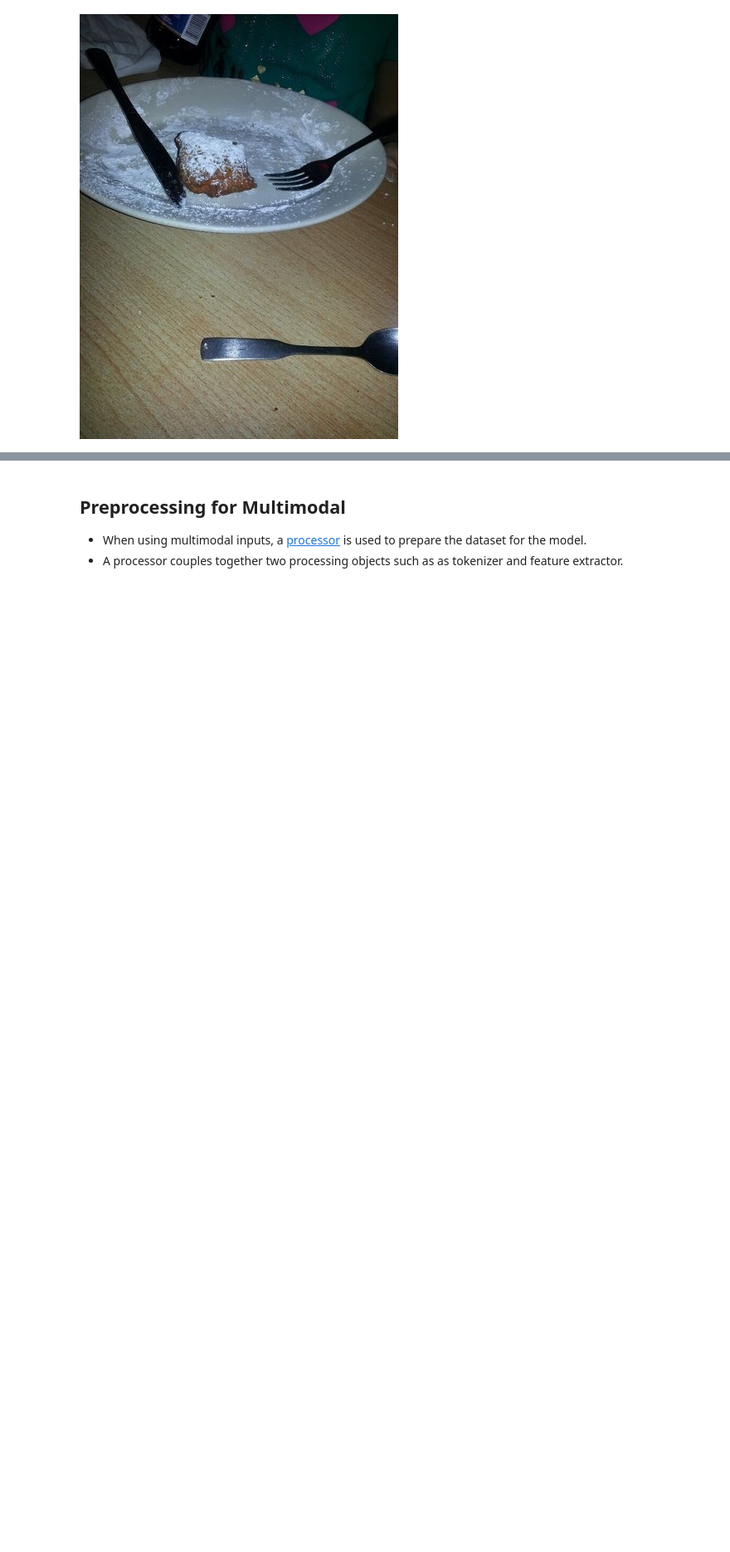
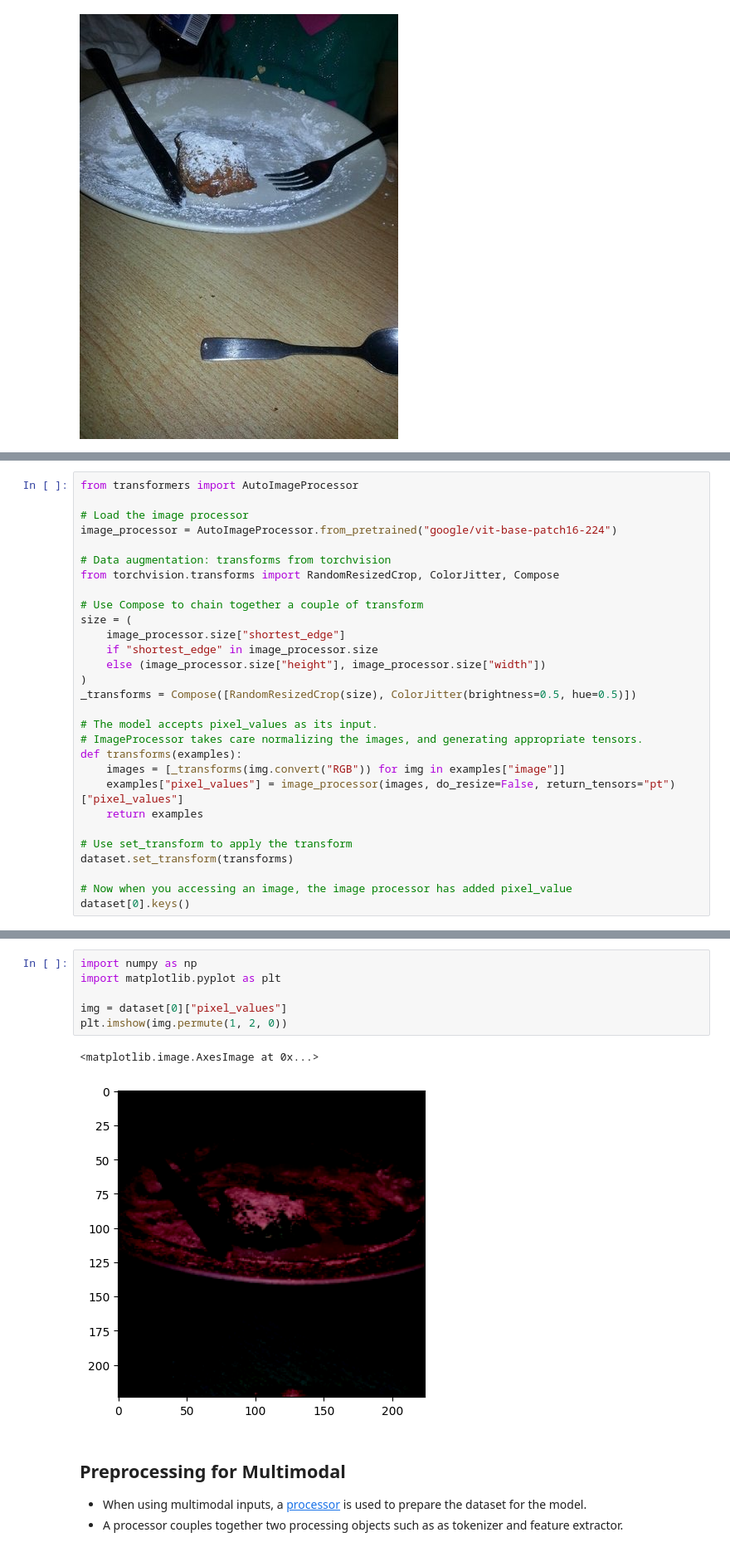
Before and after one commit to Juliandlb/Hugging-Face-Transformers-101, a Jupyter notebook: Hugging Face Transformers 101/Hugging_Face_Transformers_101.ipynb, the cells around one changed output, grey strips where cells are left out. Shown at 83% size. Drawn from its saved outputs; the diff is of its cells as text; blank space fills up the shorter version.

Commit message:
Kaggle Notebook | Hugging Face Transformers 101 | Version 12

```diff
--- a/Hugging Face Transformers 101/Hugging_Face_Transformers_101.ipynb
+++ b/Hugging Face Transformers 101/Hugging_Face_Transformers_101.ipynb
@@ -847,0 +846,29 @@ dataset[0]["image"]
+# %%
+from transformers import AutoImageProcessor
+
+# Load the image processor
+image_processor = AutoImageProcessor.from_pretrained("google/vit-base-patch16-224")
+
+# Data augmentation: transforms from torchvision
+from torchvision.transforms import RandomResizedCrop, ColorJitter, Compose
+
+# Use Compose to chain together a couple of transform
+size = (
+    image_processor.size["shortest_edge"]
+    if "shortest_edge" in image_processor.size
+    else (image_processor.size["height"], image_processor.size["width"])
+)
+_transforms = Compose([RandomResizedCrop(size), ColorJitter(brightness=0.5, hue=0.5)])
+
+# The model accepts pixel_values as its input.
+# ImageProcessor takes care normalizing the images, and generating appropriate tensors.
+def transforms(examples):
+    images = [_transforms(img.convert("RGB")) for img in examples["image"]]
+    examples["pixel_values"] = image_processor(images, do_resize=False, return_tensors="pt")["pixel_values"]
+    return examples
+
+# Use set_transform to apply the transform
+dataset.set_transform(transforms)
+
+# Now when you accessing an image, the image processor has added pixel_value
+dataset[0].keys()
@@ -848,3 +878,12 @@ dataset[0]["image"]
+# %%
+import numpy as np
+import matplotlib.pyplot as plt
+
+img = dataset[0]["pixel_values"]
+plt.imshow(img.permute(1, 2, 0))
+# %% [output]
+<matplotlib.image.AxesImage at 0x...>
+[figure, added]
 # %% [markdown]
 ## Preprocessing for Multimodal
 - When using multimodal inputs, a [processor](https://huggingface.co/docs/transformers/main/en/main_classes/processors) is used to prepare the dataset for the model.
```
Also changed, not shown: parts of 3 cells of this notebook.
